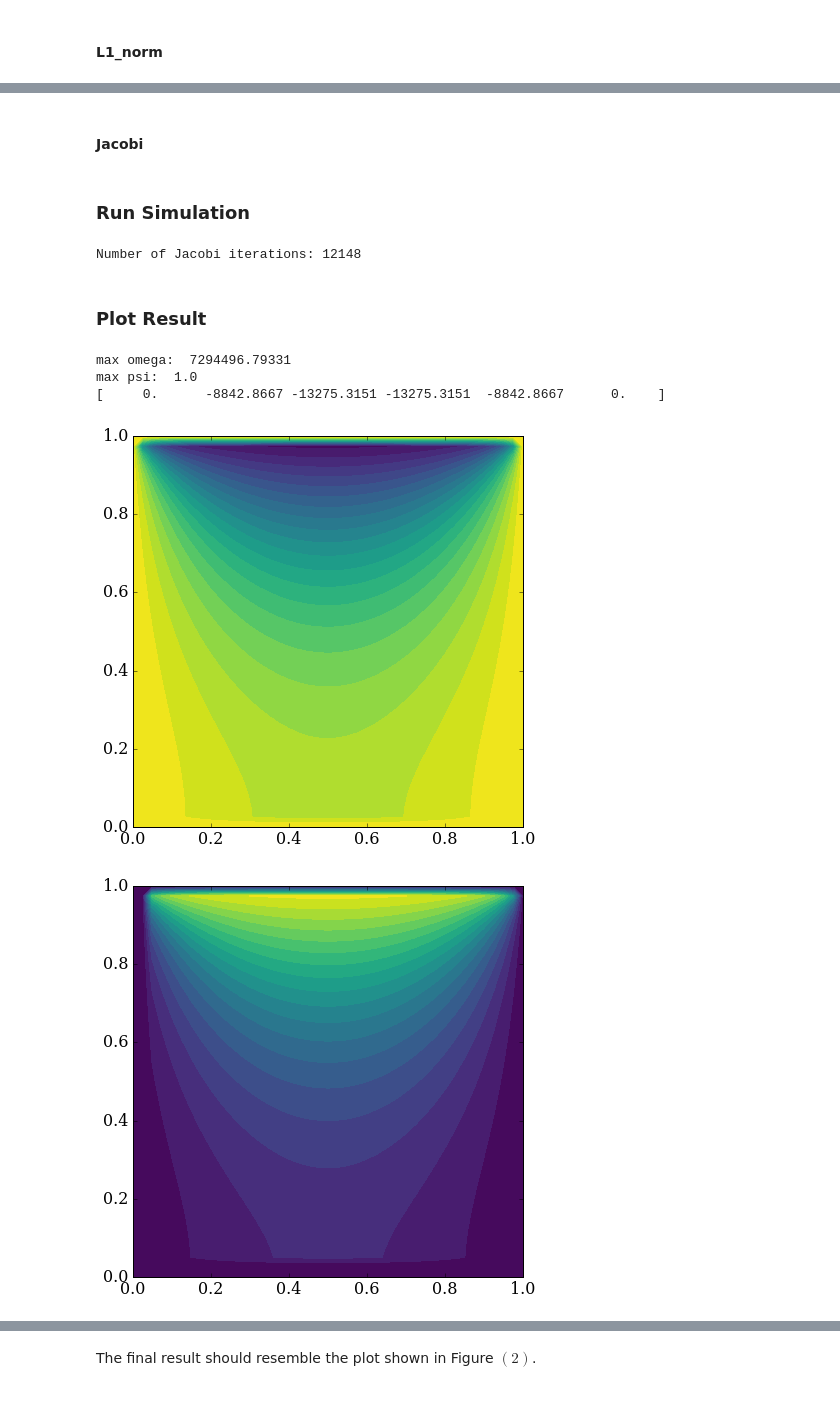
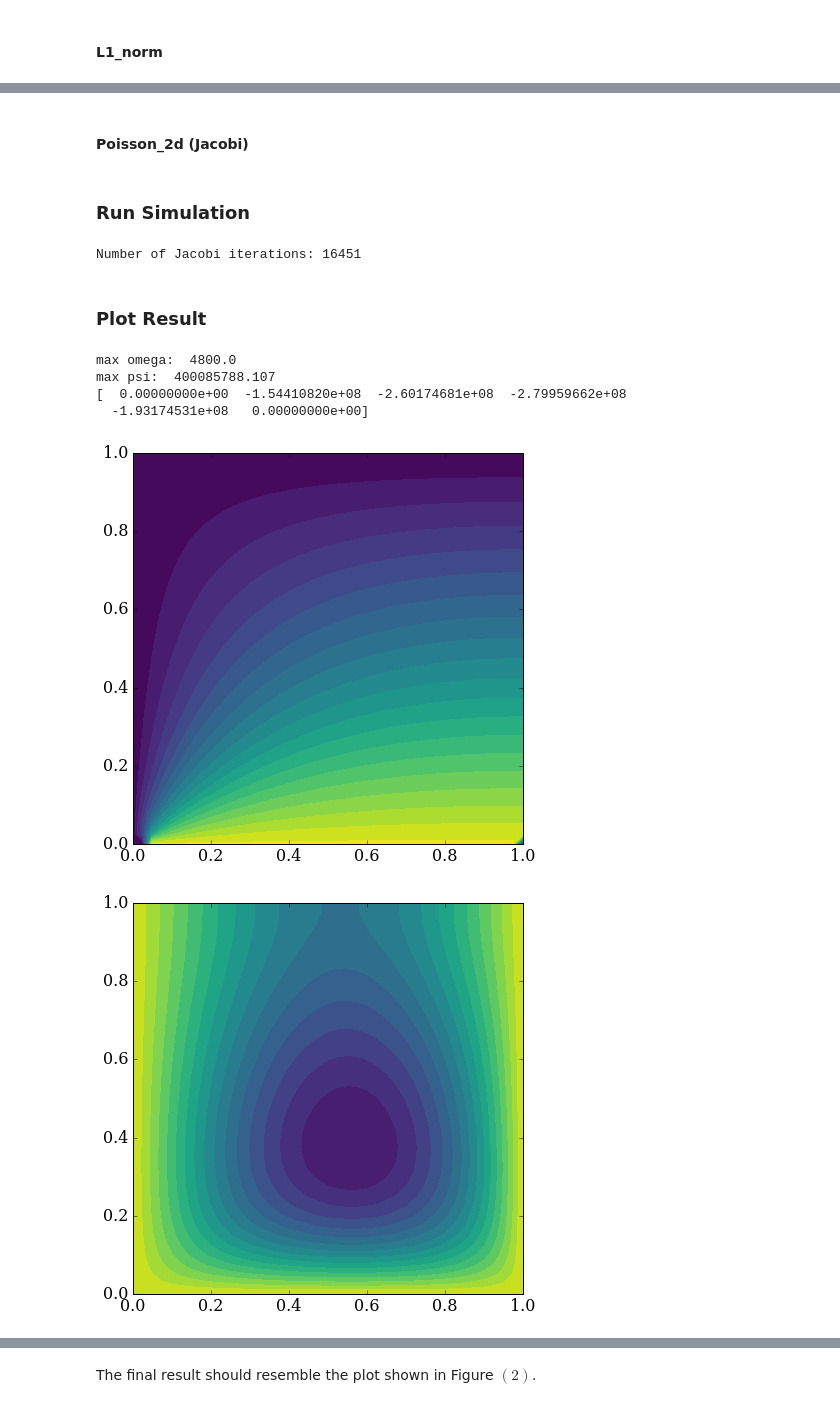
Before and after one commit to gavinconran/numerical-mooc, a Jupyter notebook: lessons/05_relax/05_05_Stokes.Flow.ipynb, the cells around one changed output, grey strips where cells are left out. Cells and saved outputs as stored; diff of their text form; code cells hidden in the pictures.

Commit message:
fourth draft Stokes.Flow.ipynb - need to look at boundary conditions

```diff
--- a/lessons/05_relax/05_05_Stokes.Flow.ipynb
+++ b/lessons/05_relax/05_05_Stokes.Flow.ipynb
@@ -226,0 +223,3 @@ def L1norm(new, old):
+# %%
+def L2_error(p, pn):
+    return numpy.sqrt(numpy.sum((p - pn)**2)/numpy.sum(pn**2))
@@ -227,15 +258,17 @@ def L1norm(new, old):
 # %% [markdown]
-#### Jacobi
+#### Poisson_2d (Jacobi)
 # %%
-def poisson_2d(omega, psi, dx, dy, l1_target):
+def poisson_2d(U, omega, psi, dx, dy, l1_target):
     '''Performs Jacobi relaxation
 
     Parameters:
     ----------
+    U : 2D array of floats
+        Velocity U
     omega : 2D array of floats
-        Initial guess
+        Vorticity
     psi : 2D array of floats
-        Initial Condition
+        Stream function
     dx: float
         Mesh spacing in x direction
     dy: float
@@ -259,17 +292,16 @@ def poisson_2d(omega, psi, dx, dy, l1_target):
 
     while l1_norm > l1_target:
 
-        # compute velocity U
-        U[1:-1,1:-1] = (psi[1:-1,1:-1] - psi[:-2,1:-1])/dy
+        # computr Omega
+        omega = laplace2d(omega.copy(), l2_target)
 
         # compute Psi
         psi_d = psi.copy()
-        psi_jplus1 = (6*dy*U[2:-1,:] - 3*psi[2:-1,:] + 6*psi[1:-2,:] - psi[:-3,:]) / 2.
 
         psi[1:-1,1:-1] = 1/(2*(dx**2 + dy**2)) * \
                         ((psi_d[1:-1,2:] + psi_d[1:-1,:-2])*dy**2 +\
                         (psi_d[2:,1:-1] + psi_d[:-2,1:-1])*dx**2 -\
-                         omega_old[1:-1,1:-1])
+                         omega[1:-1,1:-1])
 
 
         # 1st order Neumann BCs
@@ -278,14 +310,11 @@ def poisson_2d(omega, psi, dx, dy, l1_target):
         #psi[:,0] = psi[:,1]
         #psi[:,-1] = psi[:,-2]
 
-        # Compute omega
-        omega_d = omega.copy()
+        # update velocity
+        U = (psi[-2,1:-1] - psi[-1,1:-1])/dy
 
-        omega[1:-1,1:-1] = -1/(2*(dx**2 + dy**2)) * \
-                        ((psi[1:-1,2:] + psi[1:-1,:-2])*dy**2 +\
-                        (psi[2:,1:-1] + psi[:-2,1:-1])*dx**2)
-
-        omega[2:-1,2:-1] = (1/2*dy**2) * (8*psi[2:-1,1:-2] - psi[2:-1,:-3]) - 3*U[2:-1,2:-1]/dy
+        # Apply BC to omega
+        omega[0,2:-1] = (1/2*dy**2) * (8*psi[0,1:-2] - psi[0,:-3]) - 3*U[0:-1] /dy
 
         # complute L1 norm
         l1_norm = L1norm(psi,psi_d)
@@ -294,31 +323,33 @@ def poisson_2d(omega, psi, dx, dy, l1_target):
         l1_conv.append(l1_norm)
 
     print('Number of Jacobi iterations: {0:d}'.format(iterations))
-    return U, psi, omega, l1_conv
+    return U, omega, psi, l1_conv
 # %% [markdown]
 ### Run Simulation
 # %%
-U, psi, omega, l2_conv = poisson_2d(psi.copy(), omega.copy(), dx, dy, l1_target)
+ # compute Omega
+#omega = laplace2d(omega.copy(), l2_target)
+
+# compute psi
+U, omega, psi, l2_conv = poisson_2d(U.copy(), psi.copy(), omega.copy(), dx, dy, l1_target)
 # %% [output]
-Number of Jacobi iterations: 12148
+Number of Jacobi iterations: 16451
 # %% [markdown]
 ### Plot Result
 # %%
-pyplot.figure(figsize=(7,7))
-pyplot.contourf(x,y,U,20, cmap=cm.viridis);
-
 pyplot.figure(figsize=(7,7))
 pyplot.contourf(x,y,omega,20, cmap=cm.viridis);
 
 pyplot.figure(figsize=(7,7))
 pyplot.contourf(x,y,psi,20, cmap=cm.viridis);
-print('max omega: ', numpy.amax(omega))
-print('max psi: ', numpy.amax(psi))
+print('max omega: ', numpy.amax(numpy.abs(omega)))
+print('max psi: ', numpy.amax(numpy.abs(psi)))
 
 print(numpy.round(psi[32,::8], 4))
 # %% [output]
-max omega:  7294496.79331
-max psi:  1.0
-[     0.      -8842.8667 -13275.3151 -13275.3151  -8842.8667      0.    ]
+max omega:  4800.0
+max psi:  400085788.107
+[  0.00000000e+00  -1.54410820e+08  -2.60174681e+08  -2.79959662e+08
+  -1.93174531e+08   0.00000000e+00]
-[figure, old version]
+[figure, new version]
-[figure, old version]
+[figure, new version]
```
Also changed, not shown: parts of 6 cells of this notebook.
